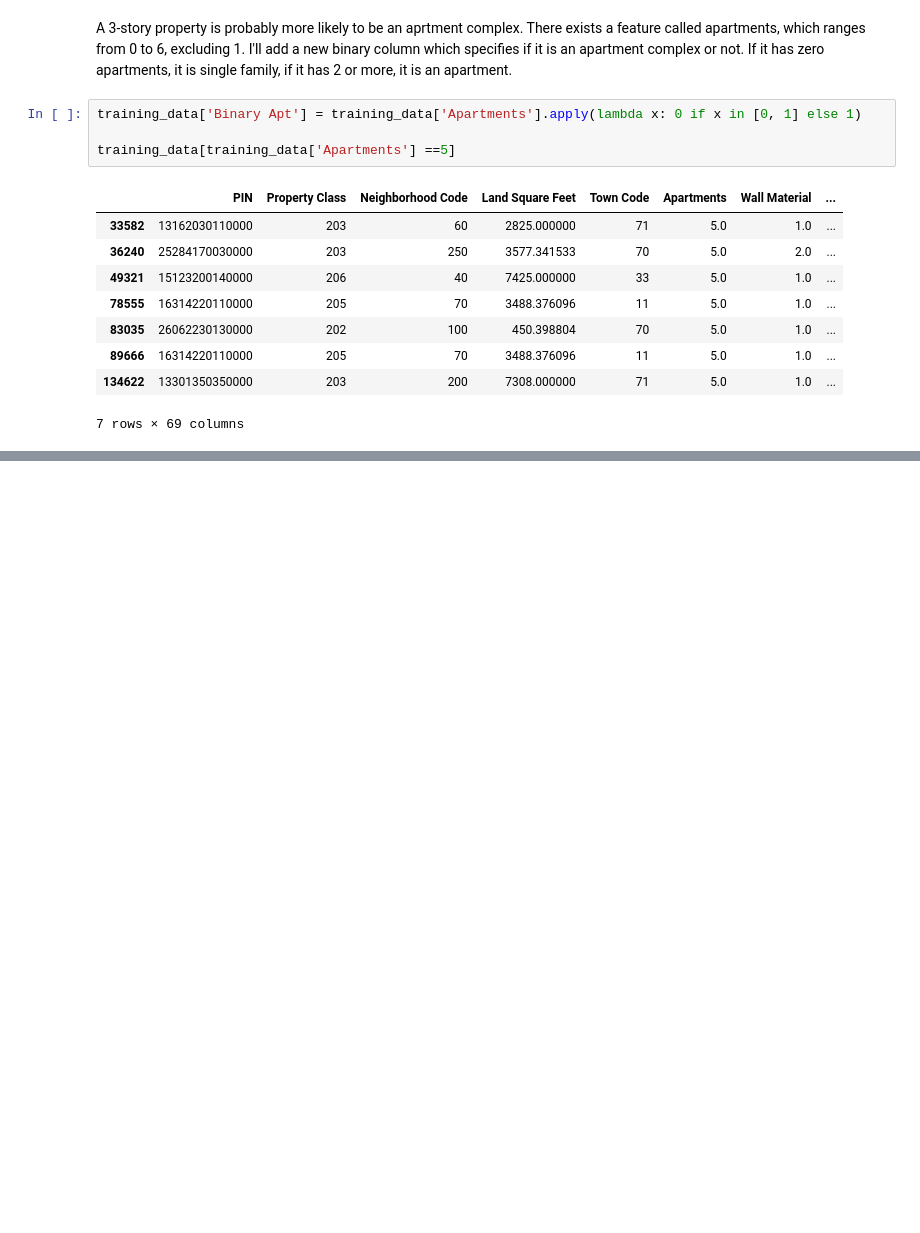
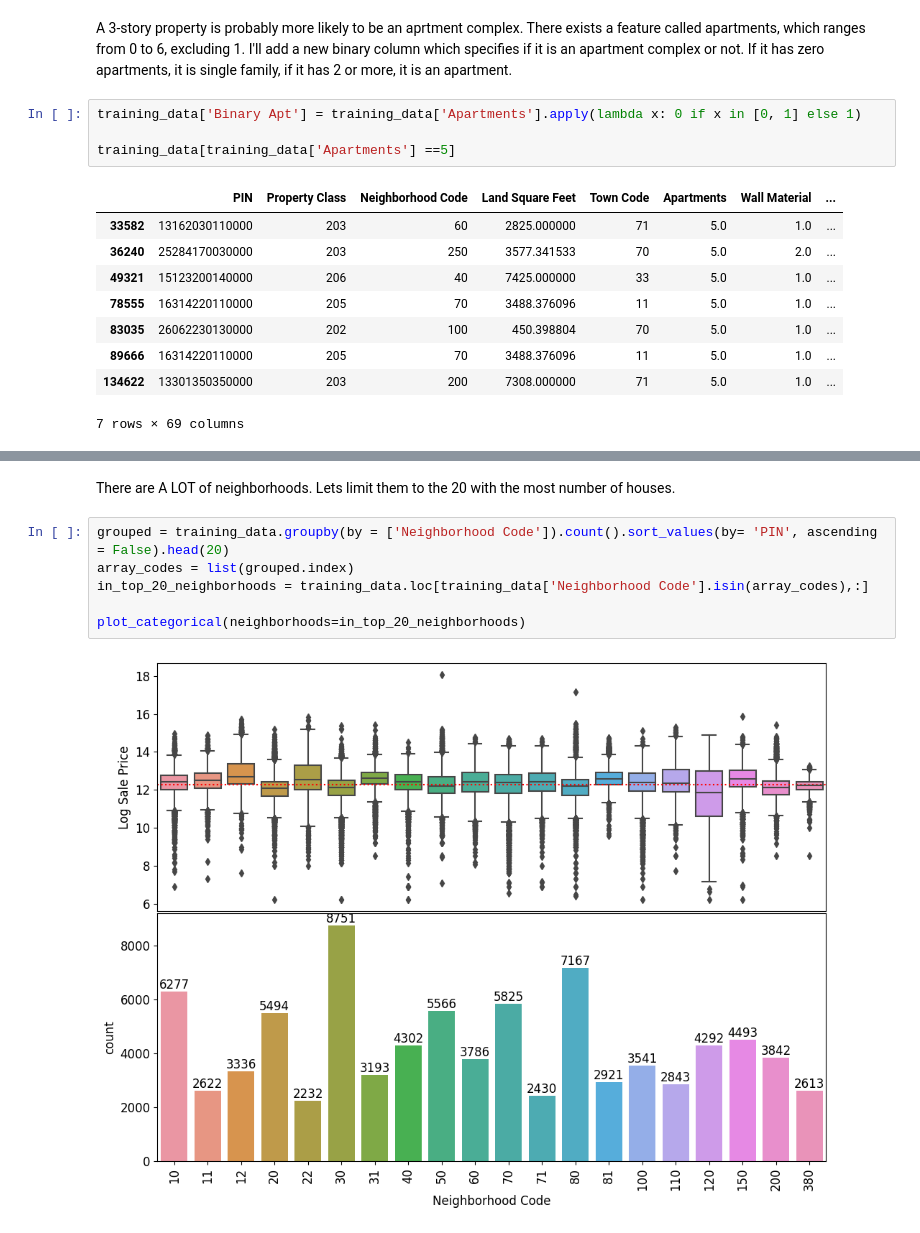
Before and after one commit to simitiangreg/spring_22, a Jupyter notebook: part1.ipynb, the cells around one changed output, grey strips where cells are left out. Saved outputs shown, nothing was run; the diff lists cells and outputs as text; blank space fills up the shorter version.

```diff
--- a/part1.ipynb
+++ b/part1.ipynb
@@ -251,0 +304,10 @@ training_data[training_data['Apartments'] ==5]
+# %% [markdown]
+There are A LOT of neighborhoods. Lets limit them to the 20 with the most number of houses.
+# %%
+grouped = training_data.groupby(by = ['Neighborhood Code']).count().sort_values(by= 'PIN', ascending = False).head(20)
+array_codes = list(grouped.index)
+in_top_20_neighborhoods = training_data.loc[training_data['Neighborhood Code'].isin(array_codes),:]
+
+plot_categorical(neighborhoods=in_top_20_neighborhoods)
+# %% [output]
+[figure, added]
```
Also changed, not shown: parts of 11 cells of this notebook, 1 other file.
